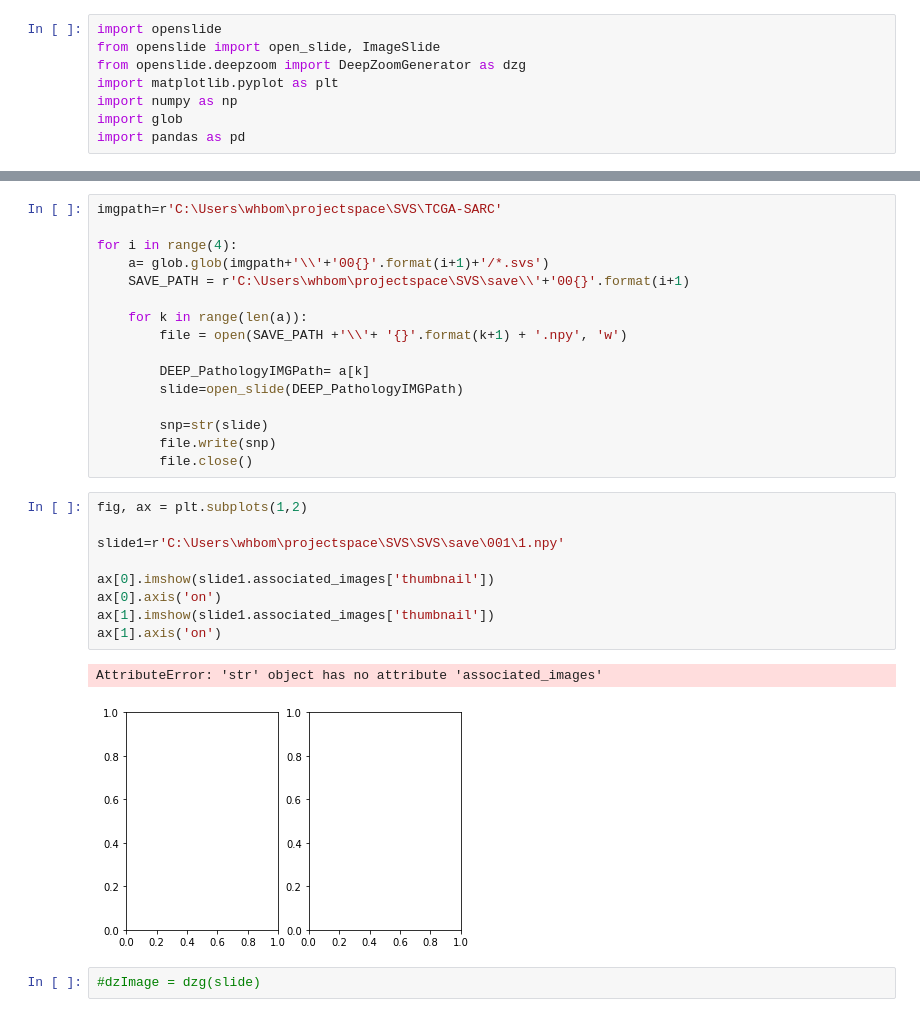
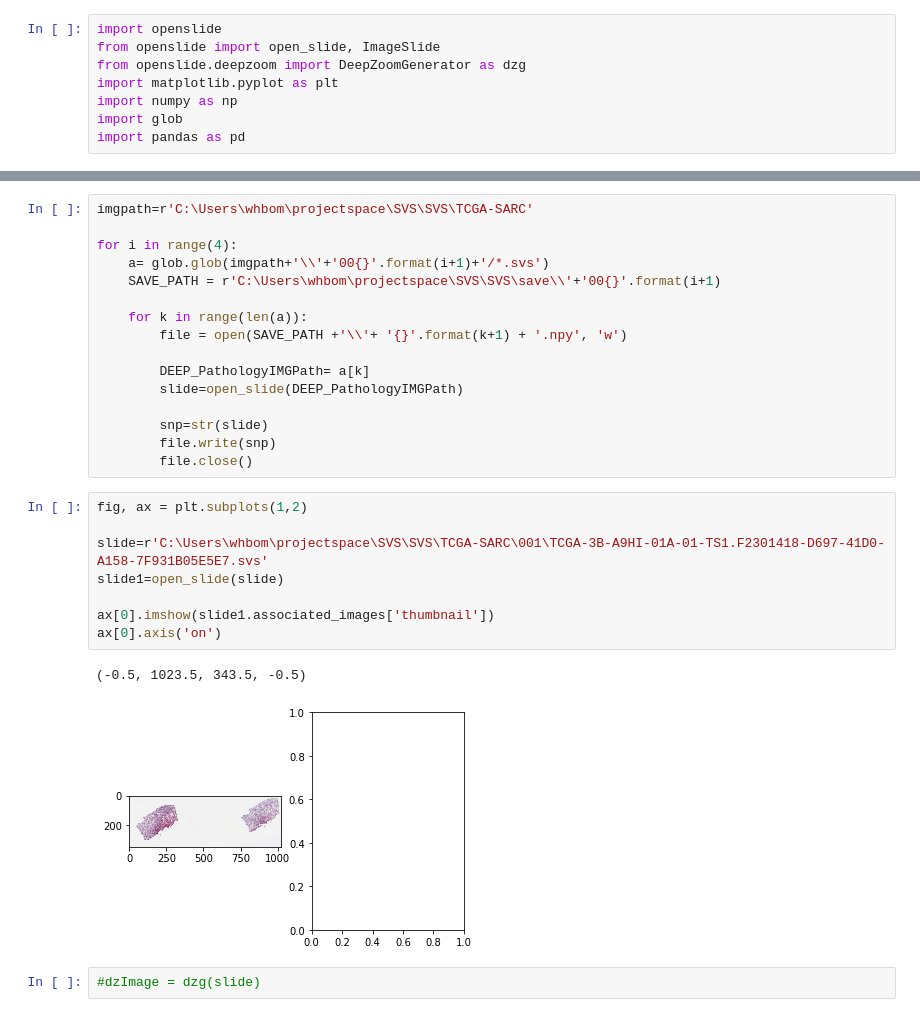
Before and after one commit to HanbomWoo/SVS, a Jupyter notebook: openslideSVS.ipynb, the cells around one changed output, grey strips where cells are left out. Cells and saved outputs as stored; diff of their text form.

```diff
--- a/openslideSVS.ipynb
+++ b/openslideSVS.ipynb
@@ -34,9 +37,9 @@ NameError: name 'path' is not defined
 # %%
-imgpath=r'C:\Users\whbom\projectspace\SVS\TCGA-SARC'
+imgpath=r'C:\Users\whbom\projectspace\SVS\SVS\TCGA-SARC'
 
 for i in range(4):
     a= glob.glob(imgpath+'\\'+'00{}'.format(i+1)+'/*.svs')
-    SAVE_PATH = r'C:\Users\whbom\projectspace\SVS\save\\'+'00{}'.format(i+1)
+    SAVE_PATH = r'C:\Users\whbom\projectspace\SVS\SVS\save\\'+'00{}'.format(i+1)
 
     for k in range(len(a)):
         file = open(SAVE_PATH +'\\'+ '{}'.format(k+1) + '.npy', 'w')
@@ -50,14 +53,13 @@ for i in range(4):
 # %%
 fig, ax = plt.subplots(1,2)
 
-slide1=r'C:\Users\whbom\projectspace\SVS\SVS\save\001\1.npy'
+slide=r'C:\Users\whbom\projectspace\SVS\SVS\TCGA-SARC\001\TCGA-3B-A9HI-01A-01-TS1.F2301418-D697-41D0-A158-7F931B05E5E7.svs'
+slide1=open_slide(slide)
 
 ax[0].imshow(slide1.associated_images['thumbnail'])
 ax[0].axis('on')
-ax[1].imshow(slide1.associated_images['thumbnail'])
-ax[1].axis('on')
 # %% [output]
-AttributeError: 'str' object has no attribute 'associated_images'
+(-0.5, 1023.5, 343.5, -0.5)
-[figure, old version]
+[figure, new version]
 # %%
 #dzImage = dzg(slide)
```
Also changed, not shown: parts of 2 cells of this notebook.
